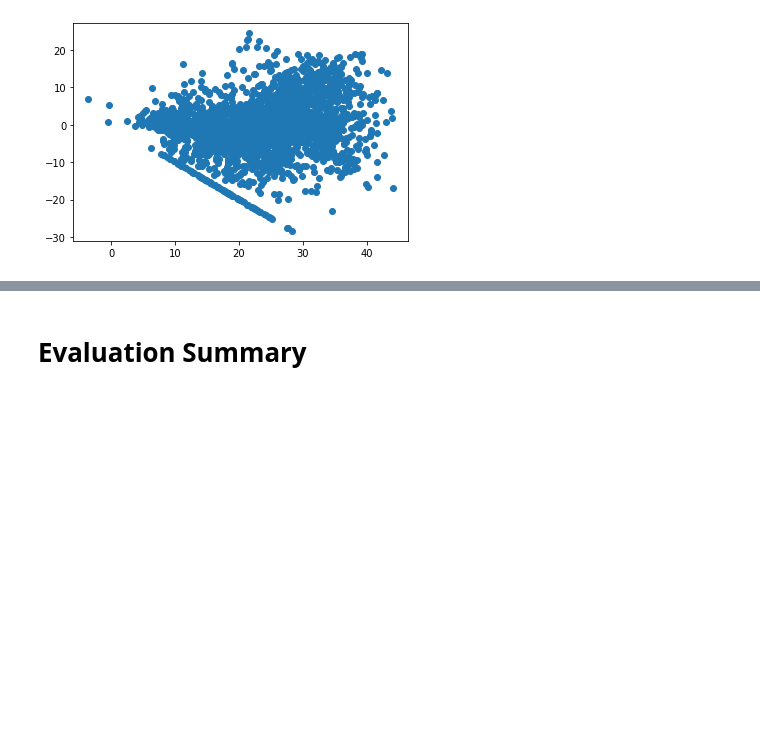
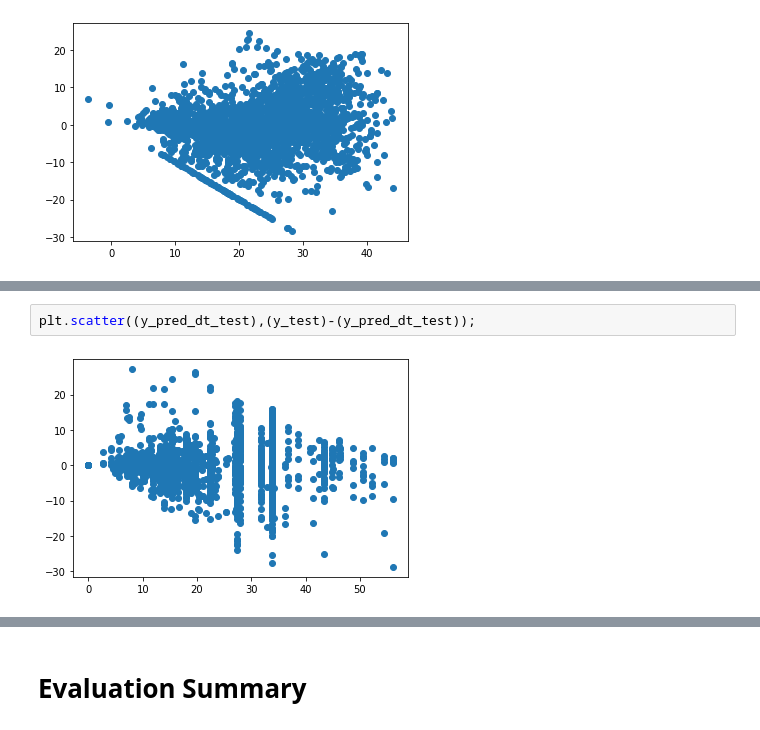
Before and after one commit to Meghanah97/Individual_project_bike_sharing_demand_prediction, a Jupyter notebook: Bike_Sharing_Demand_Prediction_Capstone_Project.ipynb, the cells around one changed output, grey strips where cells are left out. Drawn from its saved outputs; the diff is of its cells as text; blank space fills up the shorter version.

```diff
--- a/Bike_Sharing_Demand_Prediction_Capstone_Project.ipynb
+++ b/Bike_Sharing_Demand_Prediction_Capstone_Project.ipynb
@@ -1247,0 +1381,4 @@ plt.scatter((y_pred_test_elasticregr),(y_test)-(y_pred_test_elasticregr));
+# %%
+plt.scatter((y_pred_dt_test),(y_test)-(y_pred_dt_test));
+# %% [output]
+[figure, added]
```
Also changed, not shown: parts of 91 cells of this notebook.
